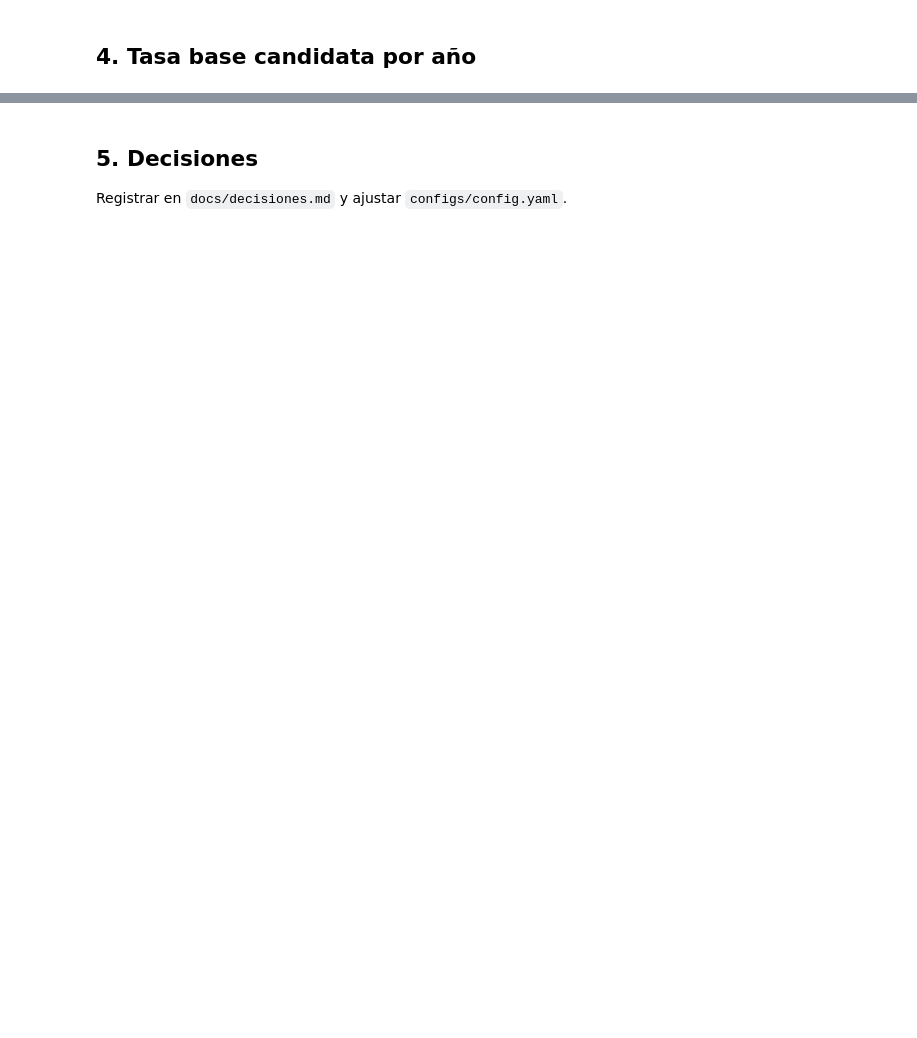
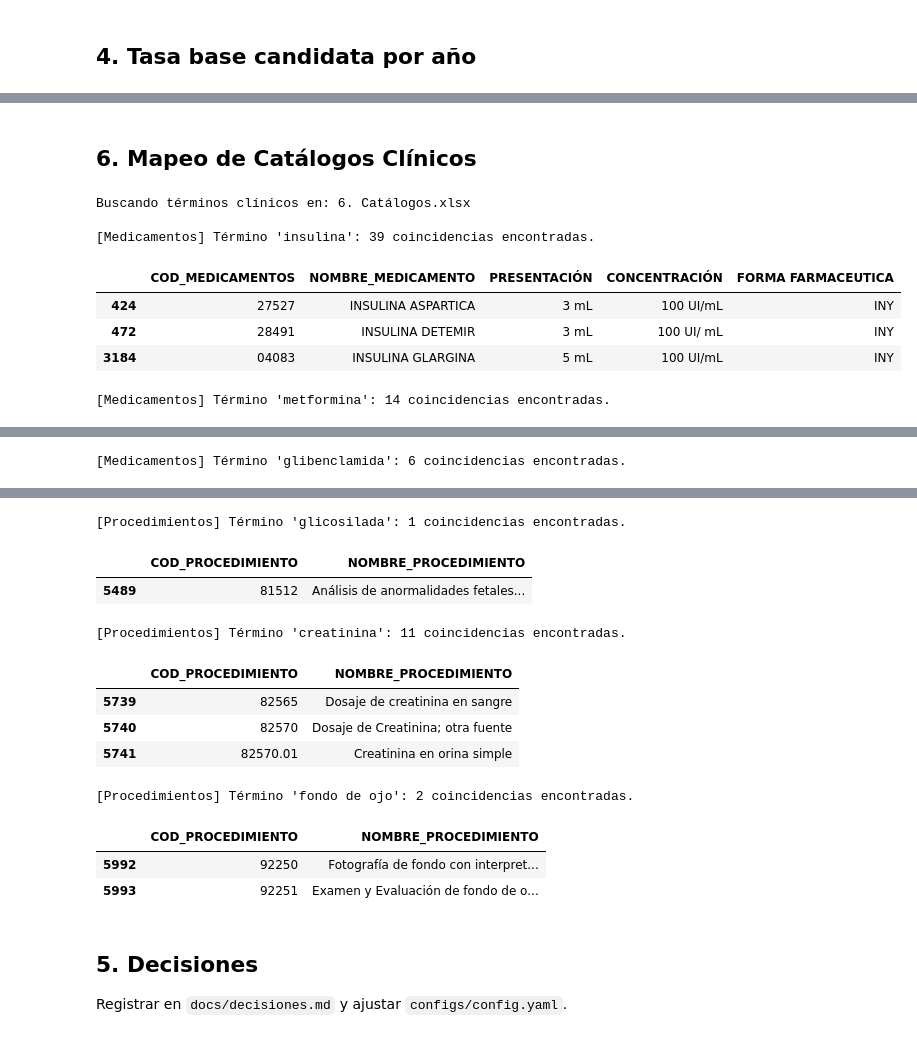
Before and after one commit to ramendez-fe/dm-hospitalizacion-sis, a Jupyter notebook: notebooks/00_verificaciones.ipynb, the cells around one changed output, grey strips where cells are left out. Cells and saved outputs as stored; diff of their text form; code cells hidden in the pictures; blank space fills up the shorter version.

```diff
--- a/notebooks/00_verificaciones.ipynb
+++ b/notebooks/00_verificaciones.ipynb
@@ -39,0 +188,27 @@ Cruce `SERVICIO_PRESTACIONAL` × `DIAS_HOSP>0` × `DESTINO_ASEGURADO`.
+# %% [markdown]
+## 6. Mapeo de Catálogos Clínicos
+# %%
+CAT = next(RAW.rglob("*.xlsx")) # Busca el archivo 6. Catálogos.xlsx
+print(f"Buscando términos clínicos en: {CAT.name}\n")
+
+busquedas = [
+    ("Medicamentos", "NOMBRE_MEDICAMENTO", ["insulina", "metformina", "glibenclamida"]),
+    ("Procedimientos", "NOMBRE_PROCEDIMIENTO", ["glicosilada", "creatinina", "fondo de ojo"]),
+]
+
+for hoja, col, palabras in busquedas:
+    cat = pd.read_excel(CAT, sheet_name=hoja, dtype=str)
+    for w in palabras:
+        hit = cat[cat[col].str.contains(w, case=False, na=False)]
+        print(f"[{hoja}] Término '{w}': {len(hit)} coincidencias encontradas.")
+        if len(hit) > 0:
+            display(hit.head(3))
+# %% [output]
+Buscando términos clínicos en: 6. Catálogos.xlsx
+
+[Medicamentos] Término 'insulina': 39 coincidencias encontradas.
+|  | COD_MEDICAMENTOS | NOMBRE_MEDICAMENTO | PRESENTACIÓN | CONCENTRACIÓN | FORMA FARMACEUTICA |
+| 424 | 27527 | INSULINA ASPARTICA | 3 mL | 100 UI/mL | INY |
+| 472 | 28491 | INSULINA DETEMIR | 3 mL | 100 UI/ mL | INY |
+| 3184 | 04083 | INSULINA GLARGINA | 5 mL | 100 UI/mL | INY |
+[Medicamentos] Término 'metformina': 14 coincidencias encontradas.
@@ -39,0 +219 @@ Cruce `SERVICIO_PRESTACIONAL` × `DIAS_HOSP>0` × `DESTINO_ASEGURADO`.
+[Medicamentos] Término 'glibenclamida': 6 coincidencias encontradas.
@@ -40,3 +224,15 @@ Cruce `SERVICIO_PRESTACIONAL` × `DIAS_HOSP>0` × `DESTINO_ASEGURADO`.
+[Procedimientos] Término 'glicosilada': 1 coincidencias encontradas.
+|  | COD_PROCEDIMIENTO | NOMBRE_PROCEDIMIENTO |
+| 5489 | 81512 | Análisis de anormalidades fetales... |
+[Procedimientos] Término 'creatinina': 11 coincidencias encontradas.
+|  | COD_PROCEDIMIENTO | NOMBRE_PROCEDIMIENTO |
+| 5739 | 82565 | Dosaje de creatinina en sangre |
+| 5740 | 82570 | Dosaje de Creatinina; otra fuente |
+| 5741 | 82570.01 | Creatinina en orina simple |
+[Procedimientos] Término 'fondo de ojo': 2 coincidencias encontradas.
+|  | COD_PROCEDIMIENTO | NOMBRE_PROCEDIMIENTO |
+| 5992 | 92250 | Fotografía de fondo con interpret... |
+| 5993 | 92251 | Examen y Evaluación de fondo de o... |
 # %% [markdown]
 ## 5. Decisiones
 Registrar en `docs/decisiones.md` y ajustar `configs/config.yaml`.
```
Also changed, not shown: parts of 13 cells of this notebook.
